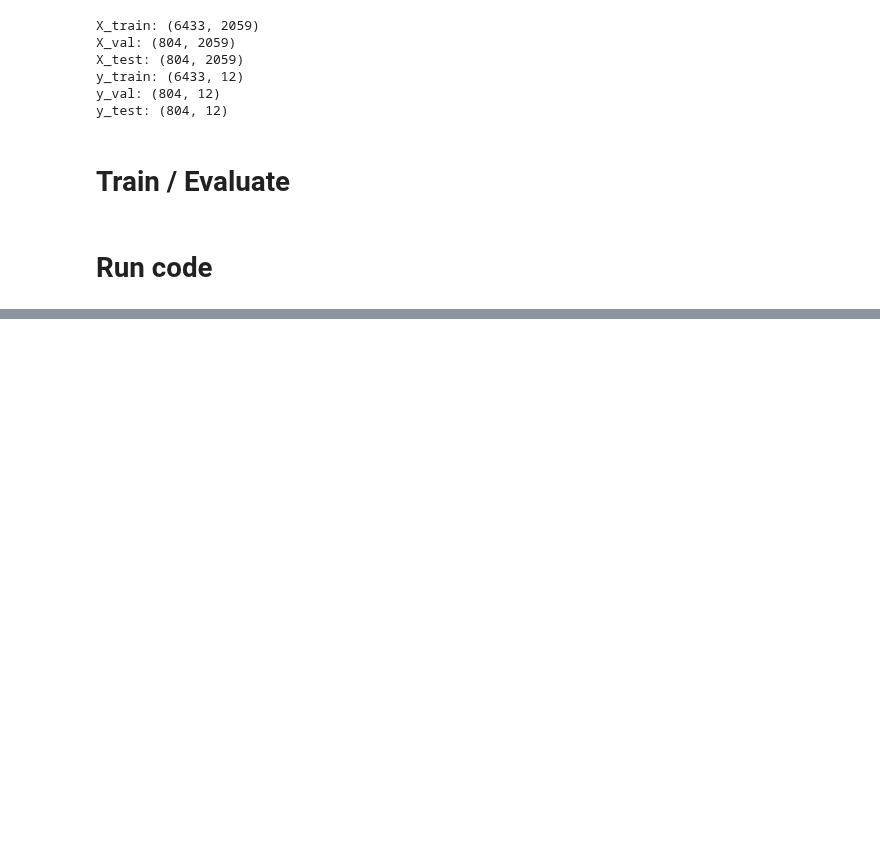
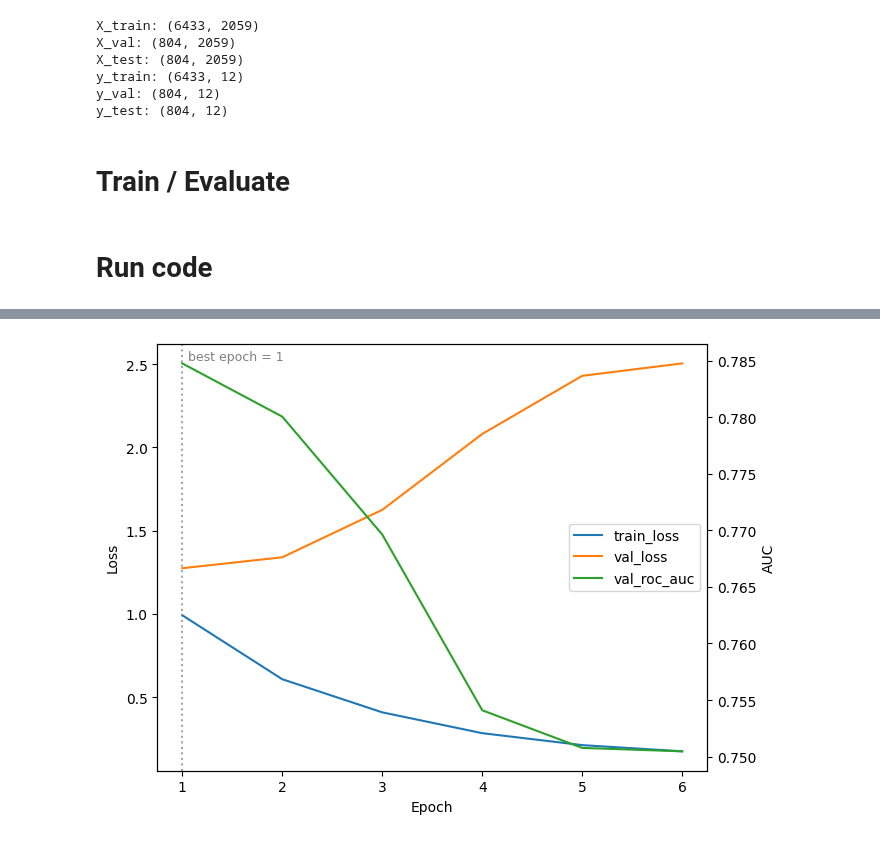
Before and after one commit to jungeun1228/2026_02_Tox21_ML_DL, a Jupyter notebook: 2026_Tox21_DL.ipynb, the cells around one changed output, grey strips where cells are left out. Cells and saved outputs as stored; diff of their text form; code cells hidden in the pictures; blank space fills up the shorter version.

```diff
--- a/2026_Tox21_DL.ipynb
+++ b/2026_Tox21_DL.ipynb
@@ -1243,0 +1140,37 @@ Best val mean PR-AUC: 0.44297234920145373
+# %%
+# =========================
+# 3. History 그래프
+# =========================
+
+import matplotlib.pyplot as plt
+
+fig, ax1 = plt.subplots(figsize=(7, 5))
+
+# 왼쪽 축: loss
+ax1.plot(history_v1_df["epoch"], history_v1_df["train_loss"], color="tab:blue", label="train_loss")
+ax1.plot(history_v1_df["epoch"], history_v1_df["val_loss"], color="tab:orange", label="val_loss")
+ax1.set_xlabel("Epoch")
+ax1.set_ylabel("Loss")
+
+# 오른쪽 축: AUC (0~1 스케일이라 loss 와 같은 축에 두면 안 됨)
+ax2 = ax1.twinx()
+ax2.plot(history_v1_df["epoch"], history_v1_df["val_mean_roc_auc"], color="tab:green", label="val_roc_auc")
+# ax2.plot(history_v1_df["epoch"], history_v1_df["val_mean_pr_auc"], color="tab:red", linestyle="--", label="val_pr_auc")
+ax2.set_ylabel("AUC")
+
+# best epoch 표시
+best_ep = best_info_v1["best_epoch"]
+ax1.axvline(best_ep, color="gray", linestyle=":", alpha=0.7)
+ax1.annotate(f"best epoch = {best_ep}", xy=(best_ep, ax1.get_ylim()[1]),
+             xytext=(4, -4), textcoords="offset points", va="top", fontsize=9, color="gray")
+
+# twinx 는 범례가 축마다 따로라 합쳐줌
+lines1, labels1 = ax1.get_legend_handles_labels()
+lines2, labels2 = ax2.get_legend_handles_labels()
+ax1.legend(lines1 + lines2, labels1 + labels2, loc="center right")
+
+# plt.title("Training history (v1)")
+plt.tight_layout()
+plt.show()
+# %% [output]
+[figure, added]
```
Also changed, not shown: parts of 63 cells of this notebook.
